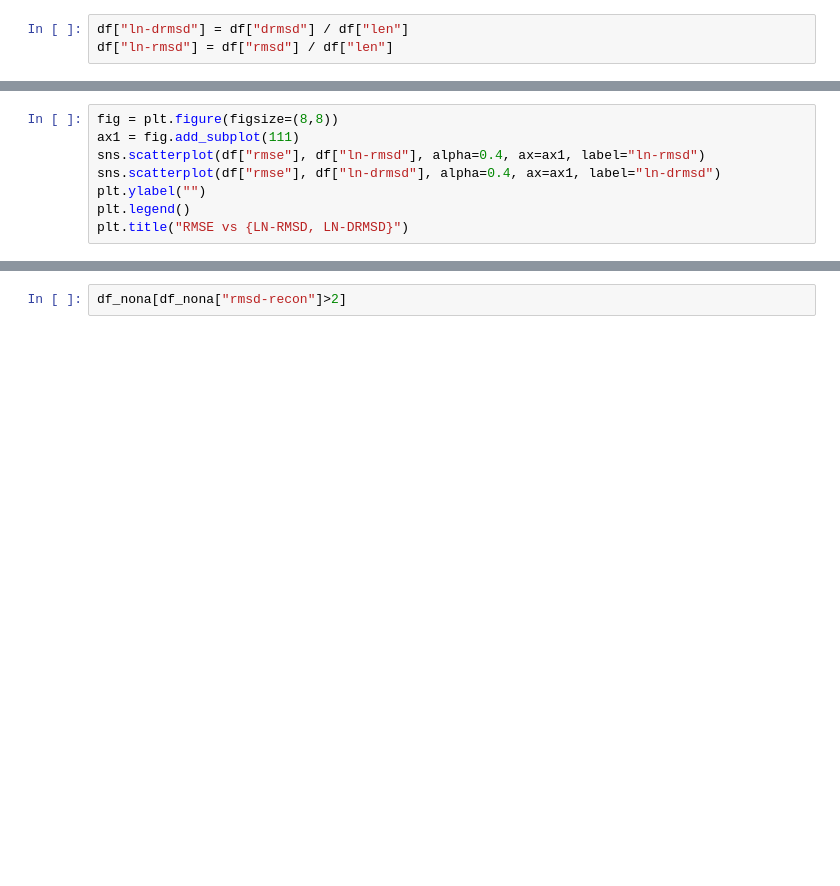
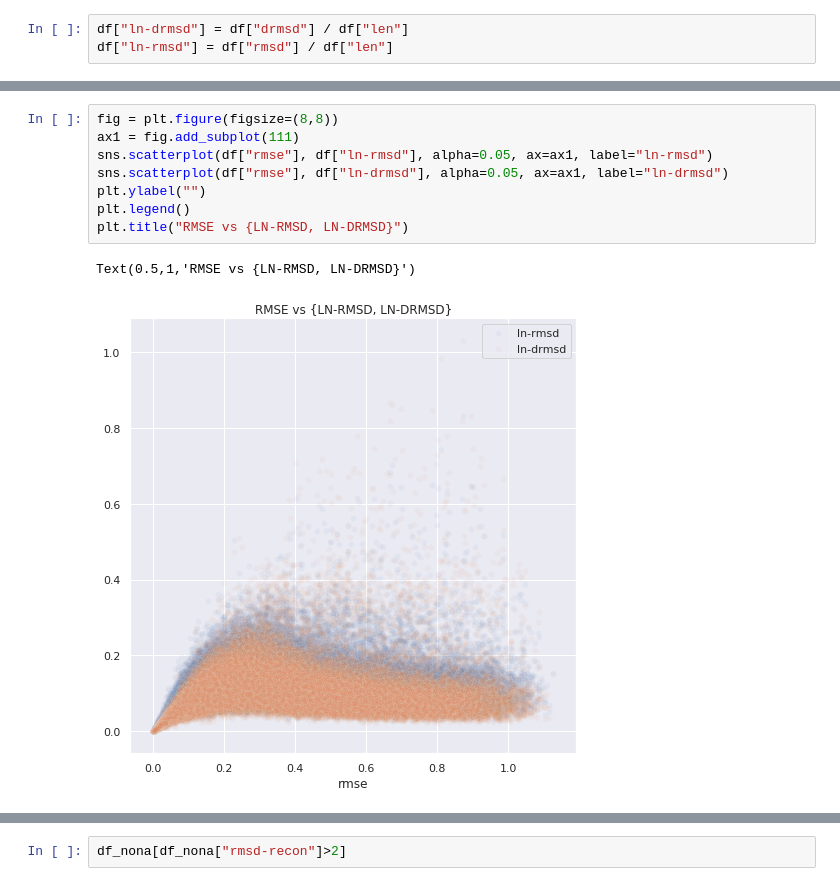
Before and after one commit to jonathanking/protein-transformer, a Jupyter notebook: research/notebooks/191210 How much does RMSE affect DRMSD? v3 whole_training_set.ipynb, the cells around one changed output, grey strips where cells are left out. Cells and saved outputs as stored; diff of their text form; blank space fills up the shorter version.

```diff
--- a/research/notebooks/191210 How much does RMSE affect DRMSD? v3 whole_training_set.ipynb
+++ b/research/notebooks/191210 How much does RMSE affect DRMSD? v3 whole_training_set.ipynb
@@ -190,11 +196,14 @@ plt.title("RMSE vs {RMSD, DRMSD}")
 # %%
 fig = plt.figure(figsize=(8,8))
 ax1 = fig.add_subplot(111)
-sns.scatterplot(df["rmse"], df["ln-rmsd"], alpha=0.4, ax=ax1, label="ln-rmsd")
-sns.scatterplot(df["rmse"], df["ln-drmsd"], alpha=0.4, ax=ax1, label="ln-drmsd")
+sns.scatterplot(df["rmse"], df["ln-rmsd"], alpha=0.05, ax=ax1, label="ln-rmsd")
+sns.scatterplot(df["rmse"], df["ln-drmsd"], alpha=0.05, ax=ax1, label="ln-drmsd")
 plt.ylabel("")
 plt.legend()
 plt.title("RMSE vs {LN-RMSD, LN-DRMSD}")
+# %% [output]
+Text(0.5,1,'RMSE vs {LN-RMSD, LN-DRMSD}')
+[figure, added]
 # %%
 fig = plt.figure(figsize=(8,8))
 ax1 = fig.add_subplot(111)
```
Also changed, not shown: parts of 14 cells of this notebook, 2 other files.
